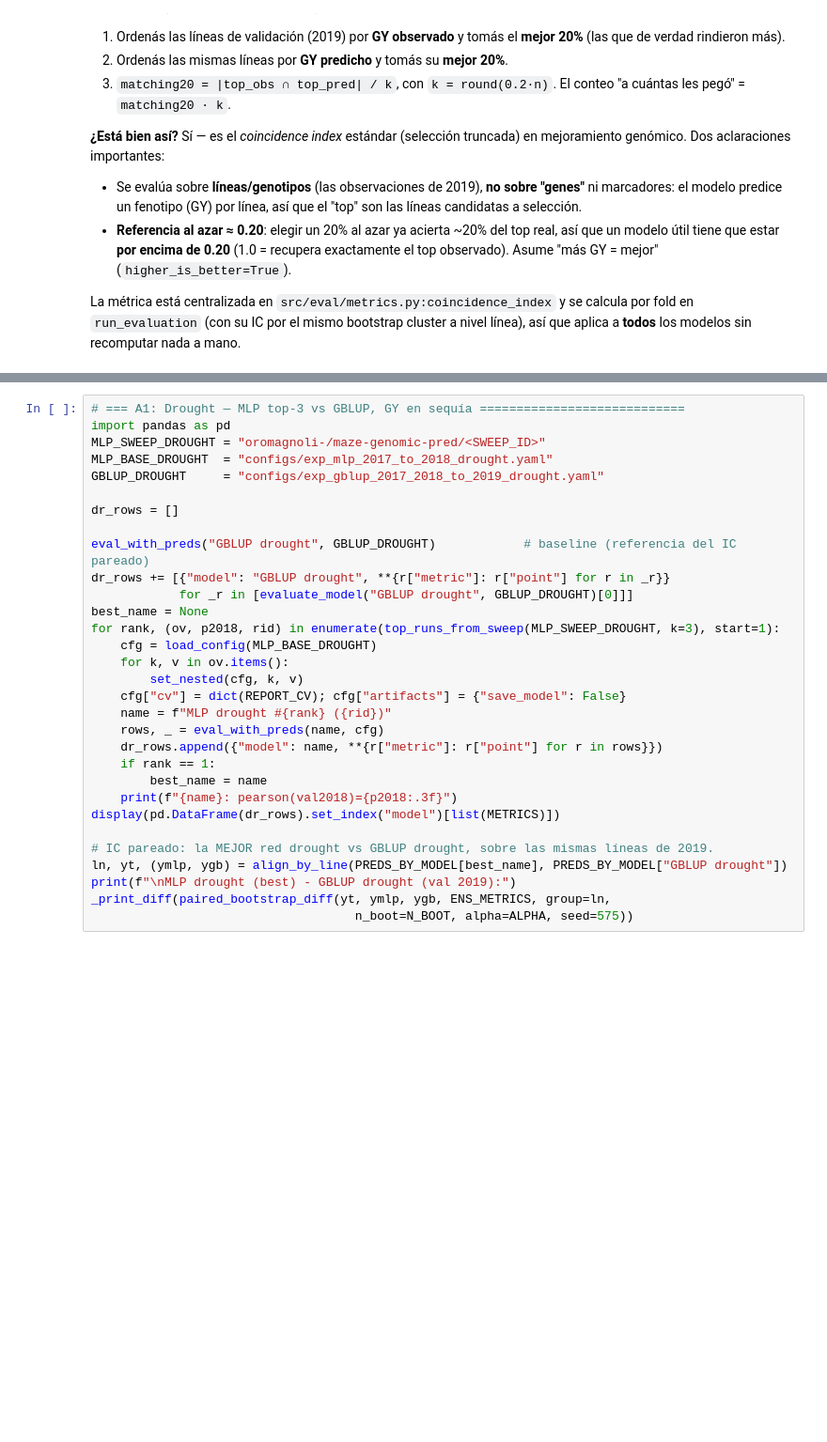
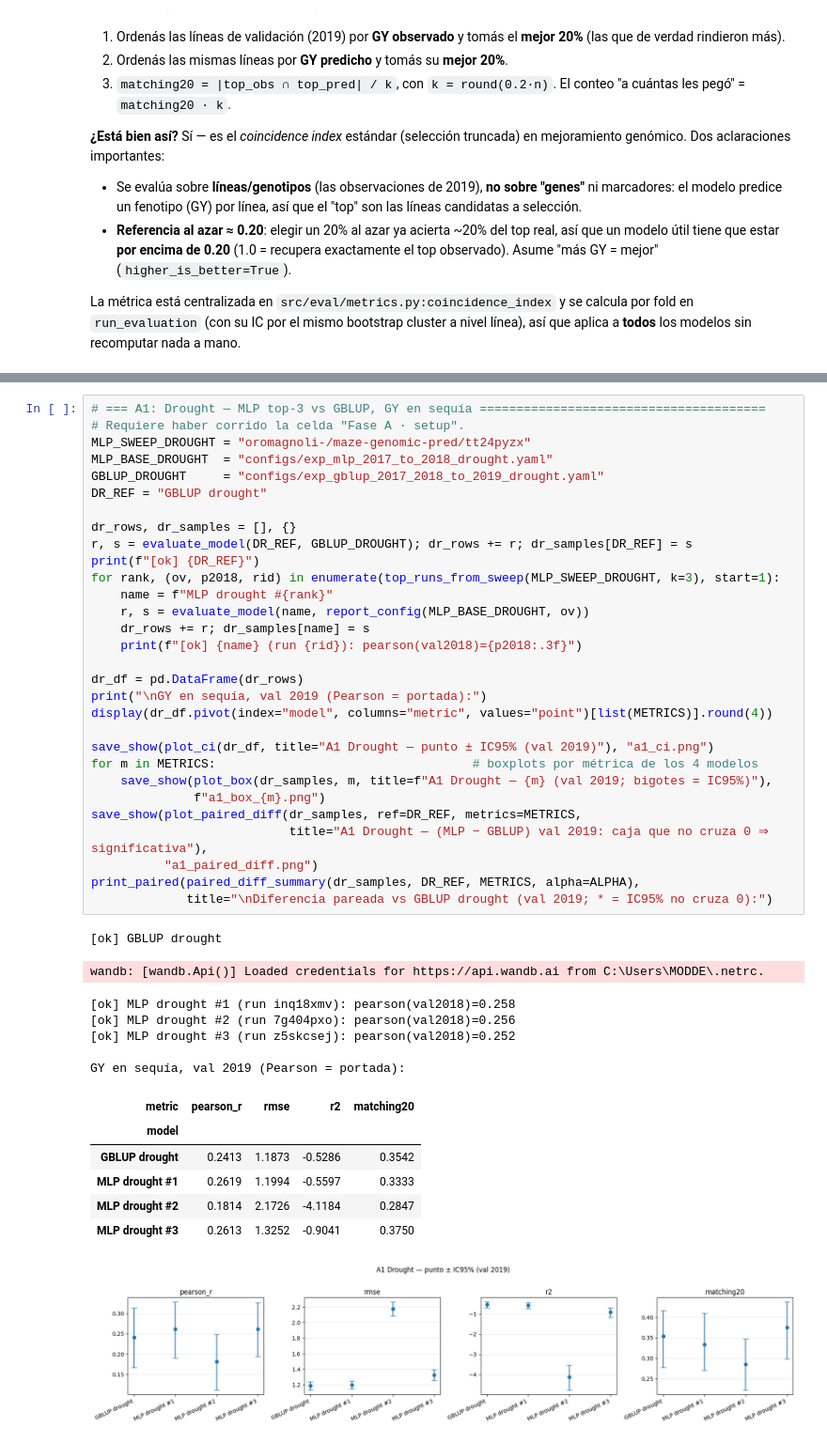
Before and after one commit to octavioromagnoli/maze-genomic-pred, a Jupyter notebook: notebooks/comparar_modelos_ci.ipynb, the cells around one changed output, grey strips where cells are left out. Shown at 94% size. Cells and saved outputs as stored; diff of their text form; blank space fills up the shorter version.

```diff
--- a/notebooks/comparar_modelos_ci.ipynb
+++ b/notebooks/comparar_modelos_ci.ipynb
@@ -974,31 +1015,45 @@ comparamos contra `GBLUP-drought` con IC95% por bootstrap (pareado vs el baselin
 # %%
-# === A1: Drought — MLP top-3 vs GBLUP, GY en sequía ============================
-import pandas as pd
-MLP_SWEEP_DROUGHT = "oromagnoli-/maze-genomic-pred/<SWEEP_ID>"
+# === A1: Drought — MLP top-3 vs GBLUP, GY en sequía =======================================
+# Requiere haber corrido la celda "Fase A · setup".
+MLP_SWEEP_DROUGHT = "oromagnoli-/maze-genomic-pred/tt24pyzx"
 MLP_BASE_DROUGHT  = "configs/exp_mlp_2017_to_2018_drought.yaml"
 GBLUP_DROUGHT     = "configs/exp_gblup_2017_2018_to_2019_drought.yaml"
+DR_REF = "GBLUP drought"
 
-dr_rows = []
+dr_rows, dr_samples = [], {}
+r, s = evaluate_model(DR_REF, GBLUP_DROUGHT); dr_rows += r; dr_samples[DR_REF] = s
+print(f"[ok] {DR_REF}")
+for rank, (ov, p2018, rid) in enumerate(top_runs_from_sweep(MLP_SWEEP_DROUGHT, k=3), start=1):
+    name = f"MLP drought #{rank}"
+    r, s = evaluate_model(name, report_config(MLP_BASE_DROUGHT, ov))
+    dr_rows += r; dr_samples[name] = s
+    print(f"[ok] {name} (run {rid}): pearson(val2018)={p2018:.3f}")
 
-eval_with_preds("GBLUP drought", GBLUP_DROUGHT)            # baseline (referencia del IC pareado)
-dr_rows += [{"model": "GBLUP drought", **{r["metric"]: r["point"] for r in _r}}
-            for _r in [evaluate_model("GBLUP drought", GBLUP_DROUGHT)[0]]]
-best_name = None
-for rank, (ov, p2018, rid) in enumerate(top_runs_from_sweep(MLP_SWEEP_DROUGHT, k=3), start=1):
-    cfg = load_config(MLP_BASE_DROUGHT)
-    for k, v in ov.items():
-        set_nested(cfg, k, v)
-    cfg["cv"] = dict(REPORT_CV); cfg["artifacts"] = {"save_model": False}
-    name = f"MLP drought #{rank} ({rid})"
-    rows, _ = eval_with_preds(name, cfg)
-    dr_rows.append({"model": name, **{r["metric"]: r["point"] for r in rows}})
-    if rank == 1:
-        best_name = name
-    print(f"{name}: pearson(val2018)={p2018:.3f}")
-display(pd.DataFrame(dr_rows).set_index("model")[list(METRICS)])
+dr_df = pd.DataFrame(dr_rows)
+print("\nGY en sequía, val 2019 (Pearson = portada):")
+display(dr_df.pivot(index="model", columns="metric", values="point")[list(METRICS)].round(4))
 
-# IC pareado: la MEJOR red drought vs GBLUP drought, sobre las mismas líneas de 2019.
-ln, yt, (ymlp, ygb) = align_by_line(PREDS_BY_MODEL[best_name], PREDS_BY_MODEL["GBLUP drought"])
-print(f"\nMLP drought (best) - GBLUP drought (val 2019):")
-_print_diff(paired_bootstrap_diff(yt, ymlp, ygb, ENS_METRICS, group=ln,
-                                    n_boot=N_BOOT, alpha=ALPHA, seed=575))
+save_show(plot_ci(dr_df, title="A1 Drought — punto ± IC95% (val 2019)"), "a1_ci.png")
+for m in METRICS:                                   # boxplots por métrica de los 4 modelos
+    save_show(plot_box(dr_samples, m, title=f"A1 Drought — {m} (val 2019; bigotes = IC95%)"),
+              f"a1_box_{m}.png")
+save_show(plot_paired_diff(dr_samples, ref=DR_REF, metrics=METRICS,
+                           title="A1 Drought — (MLP − GBLUP) val 2019: caja que no cruza 0 ⇒ significativa"),
+          "a1_paired_diff.png")
+print_paired(paired_diff_summary(dr_samples, DR_REF, METRICS, alpha=ALPHA),
+             title="\nDiferencia pareada vs GBLUP drought (val 2019; * = IC95% no cruza 0):")
+# %% [output]
+[ok] GBLUP drought
+wandb: [wandb.Api()] Loaded credentials for https://api.wandb.ai from C:\Users\MODDE\.netrc.
+[ok] MLP drought #1 (run inq18xmv): pearson(val2018)=0.258
+[ok] MLP drought #2 (run 7g404pxo): pearson(val2018)=0.256
+[ok] MLP drought #3 (run z5skcsej): pearson(val2018)=0.252
+
+GY en sequía, val 2019 (Pearson = portada):
+| metric | pearson_r | rmse | r2 | matching20 |
+| model |  |  |  |  |
+| GBLUP drought | 0.2413 | 1.1873 | -0.5286 | 0.3542 |
+| MLP drought #1 | 0.2619 | 1.1994 | -0.5597 | 0.3333 |
+| MLP drought #2 | 0.1814 | 2.1726 | -4.1184 | 0.2847 |
+| MLP drought #3 | 0.2613 | 1.3252 | -0.9041 | 0.3750 |
+[figure, added]
```
Also changed, not shown: parts of 35 cells of this notebook, 9 other files.
